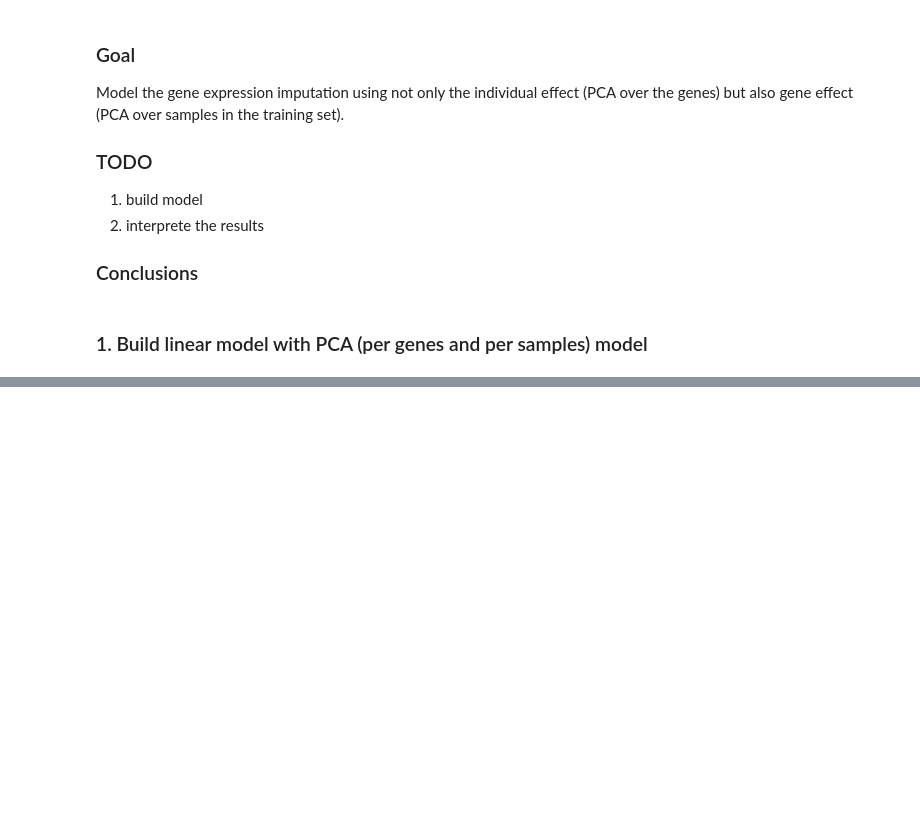
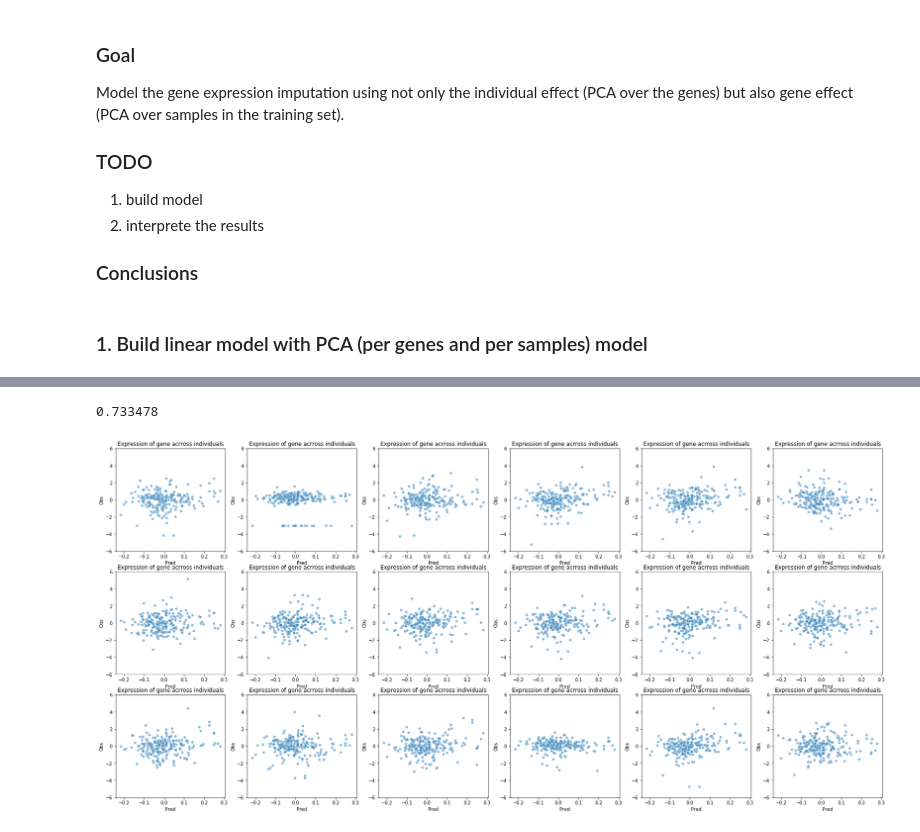
Before and after one commit to gagneurlab/rep, a Jupyter notebook: notebooks/models/2_lm_geneeffect.ipynb, the cells around one changed output, grey strips where cells are left out. Drawn from its saved outputs; the diff is of its cells as text; code cells hidden in the pictures; blank space fills up the shorter version.

Commit message:
#18 linear model using gene and invid effect

```diff
--- a/notebooks/models/2_lm_geneeffect.ipynb
+++ b/notebooks/models/2_lm_geneeffect.ipynb
@@ -201,0 +334,29 @@ beta_zero, alphas =  reg_indiv.coef_[:1], reg_indiv.coef_[1:-1]
+# %%
+# g=1 indiv1 P1 Q1
+#     indiv2 P2 Q1
+#....
+# g=2 indiv1 P1 Q2
+#     indiv2 P2 Q2
+#
+#
+#
+
+# Y train
+# train samples - ys_train = indiv x genes
+y = ys_train.T.flatten()
+
+g_times = Q.shape[0]
+indiv_times = xs_pca.shape[0]
+
+# X train  - individual effect
+# repeat P matrix g-times
+X_reg_indiv = np.tile(xs_pca,(g_times,1))
+
+# X train - gene effect
+# repeat Q matrix such invididuals x gene_i, i = 0,20000
+X_reg_gene = np.tile(Q[0,:],(indiv_times,1))
+for i in range(1,g_times):
+    X_reg_gene = np.append(X_reg_gene, np.tile(Q[i,:],(indiv_times,1)), axis=0)
+# %%
+# X train - cooperative fitting model
+X = np.append(X_reg_indiv, X_reg_gene, axis=1)
@@ -201,0 +424,16 @@ beta_zero, alphas =  reg_indiv.coef_[:1], reg_indiv.coef_[1:-1]
+# %%
+model.coef_ =  np.concatenate((alphas, betas), axis=0)
+model.intercept_ = beta_zero
+
+y_pred = model.predict(X)
+print(sk.metrics.mean_absolute_error(y, y_pred))
+# %% [output]
+0.733478
+# %%
+f, axes = plt.subplots(3, 6,figsize=(30,14))
+for i in range(18):
+
+    ax = sns.scatterplot(x='pred', y='obs', data={'obs':y[i*220:(i+1)*220],'pred':y_pred[i*220:(i+1)*220]}, ax = axes[int(i/6)][int(i%6)], alpha = 0.5)
+    ax.set(ylim=(-6,6), xlabel='Pred',ylabel='Obs',title="Expression of gene acrross individuals")
+# %% [output]
+[figure, added]
```
Also changed, not shown: parts of 47 cells of this notebook, 1 other file.
